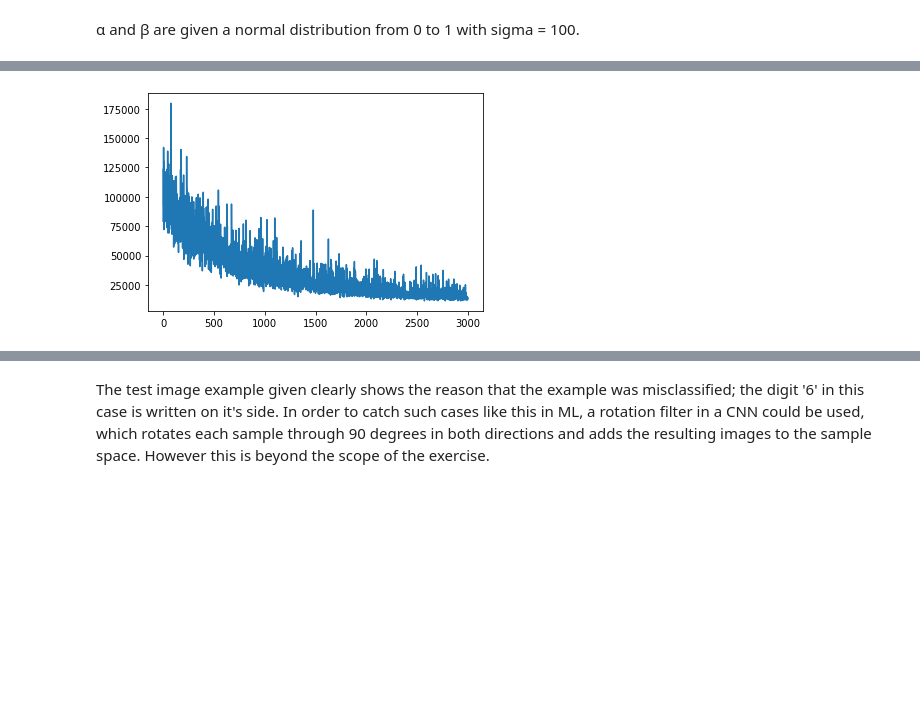
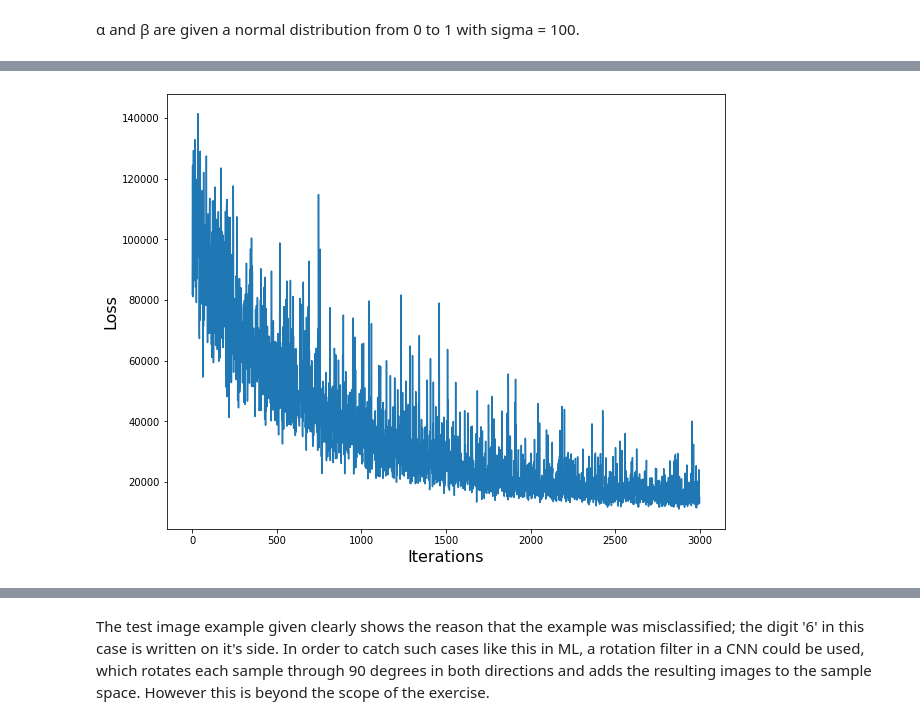
Before and after one commit to NiallSmith93/ET5003, a Jupyter notebook: Etivity_1_Nigel_Portley_9022724.ipynb, the cells around one changed output, grey strips where cells are left out. Saved outputs shown, nothing was run; the diff lists cells and outputs as text; code cells hidden in the pictures; blank space fills up the shorter version.

```diff
--- a/Etivity_1_Nigel_Portley_9022724.ipynb
+++ b/Etivity_1_Nigel_Portley_9022724.ipynb
@@ -423,5 +419,0 @@ Finished [100%]: Average Loss = 17,750
-# %%
-plt.plot(approx.hist)
-plt.show()
-# %% [output]
-[figure, removed]
@@ -430,0 +420,8 @@ posterior = approx.sample(draws=dd)
+# %%
+plt.figure(figsize=(10,8))
+plt.xlabel('Iterations', fontsize=16)
+plt.ylabel('Loss', fontsize=16)
+plt.plot(approx.hist)
+plt.show()
+# %% [output]
+[figure, added]
```
Also changed, not shown: parts of 27 cells of this notebook.
